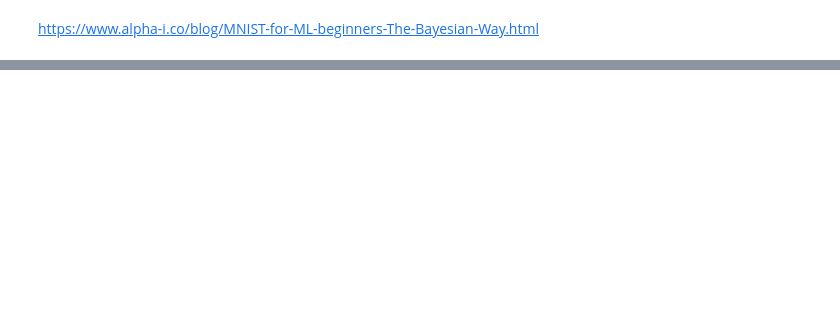
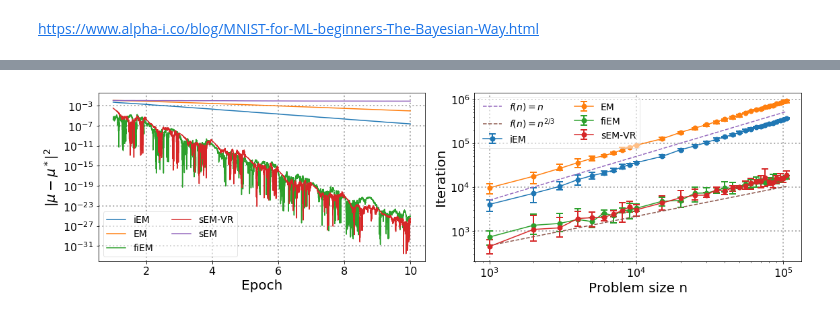
Before and after one commit to BelhalK/AccelerationTrainingAlgorithms, a Jupyter notebook: FastIEM/src/GMM_meanonly/notebooks/FIEM-GMM-precisionerror.ipynb, the cells around one changed output, grey strips where cells are left out. Drawn from its saved outputs; the diff is of its cells as text; code cells hidden in the pictures; blank space fills up the shorter version.

```diff
--- a/FastIEM/src/GMM_meanonly/notebooks/FIEM-GMM-precisionerror.ipynb
+++ b/FastIEM/src/GMM_meanonly/notebooks/FIEM-GMM-precisionerror.ipynb
@@ -92 +157,39 @@ plt.show()
+# %%
+fig, axes = plt.subplots(nrows=1, ncols=1, figsize=(16, 4.5))
+ax = plt.subplot(1, 2, 1)
+
+ax.set_yscale('log')
+plt.plot(xaxisrun, iemrun, label='iEM', marker='')
+plt.plot(xaxisrunem, emrun, label='EM', marker='')
+plt.plot(xaxisrun, fiemrun, label='fiEM', marker='')
+plt.plot(xaxisrun, svremrun, label='sEM-VR', marker='')
+plt.plot(xaxisrun, oemrun, label='sEM', marker='')
+leg = plt.legend(fontsize=14,fancybox=True, loc=3,ncol=2)
+leg.get_frame().set_alpha(0.5)
+plt.xlabel('Epoch', fontsize=20)
+plt.ylabel(r'$|\mu-\mu^*|^2$', fontsize=20)
+plt.xticks(fontsize=16)
+plt.yticks(fontsize=16)
+plt.grid(linestyle='dotted',linewidth=2)
+
+ax = plt.subplot(1, 2, 2)
+ax.set_yscale('log')
+ax.set_xscale('log')
+plt.errorbar(xaxis, iemmean, yerr=errorsiem, fmt='-o',label='iEM',capsize=5, elinewidth=2,markeredgewidth=2)
+plt.errorbar(xaxis, emmean, yerr=errorsem, fmt='-o',label='EM',capsize=5, elinewidth=2,markeredgewidth=2)
+plt.errorbar(xaxis, fiemmean, yerr=errorsfiem, fmt='-o',label='fiEM',capsize=5, elinewidth=2,markeredgewidth=2)
+plt.errorbar(xaxis, semvrmean, yerr=errorssemvr, fmt='-o',label='sEM-VR',capsize=5, elinewidth=2,markeredgewidth=2)
+plt.plot(xaxis, lin, label=r'$f(n)=n$', marker='',linestyle='dashed')
+plt.plot(xaxis, sublin, label=r'$f(n)=n^{2/3}$', marker='',linestyle='dashed')
+leg = plt.legend(fontsize=14,fancybox=True, loc=0,ncol=2)
+leg.get_frame().set_alpha(0.5)
+plt.xlabel('Problem size n', fontsize=20)
+plt.ylabel('Iteration', fontsize=20)
+plt.xticks(fontsize=16)
+plt.yticks(fontsize=16)
+plt.grid(linestyle='dotted',linewidth=2)
+fig.tight_layout()
+plt.show()
+# %% [output]
+[figure, added]
 # %%
```
Also changed, not shown: parts of 18 cells of this notebook, 1 other file.
